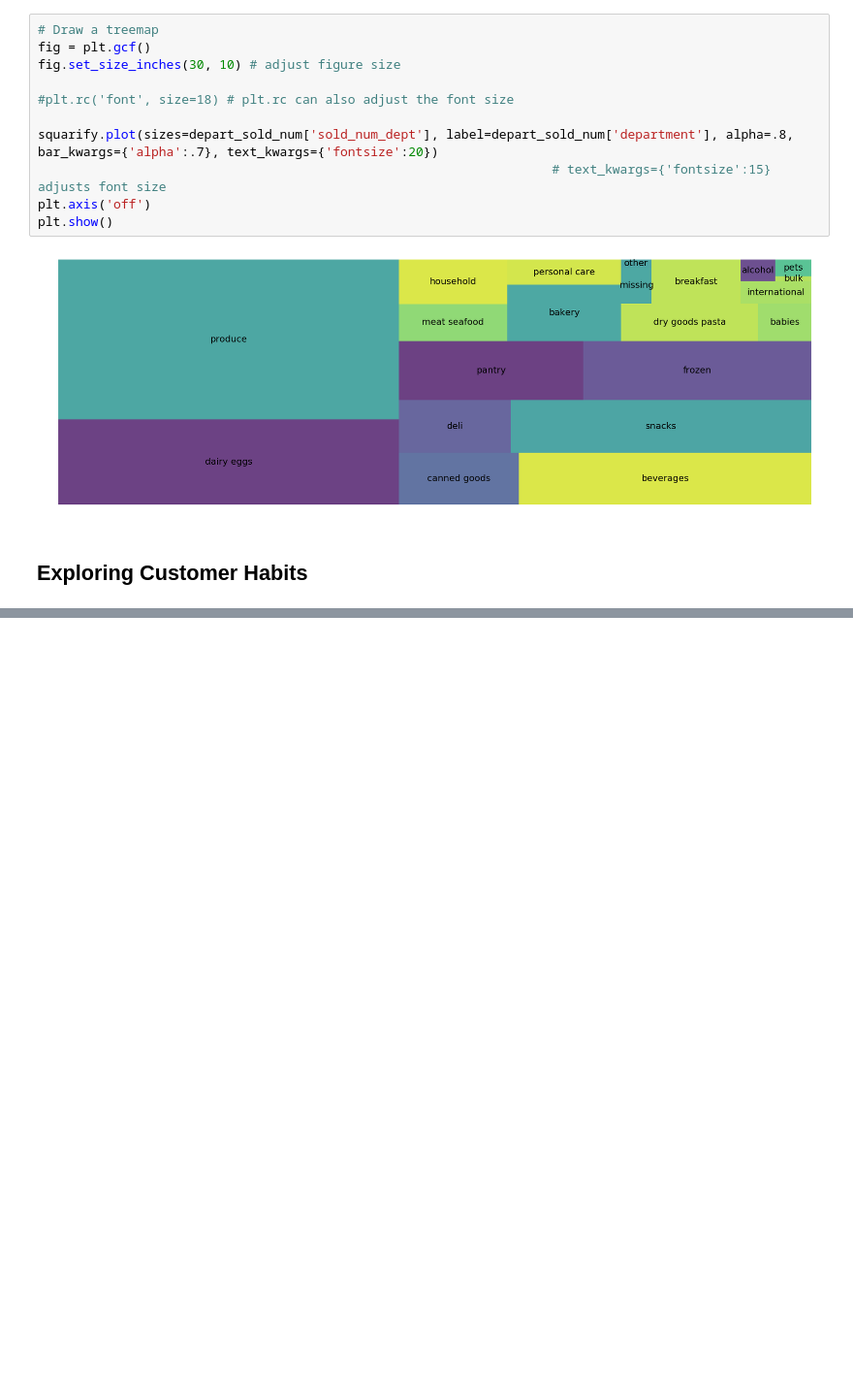
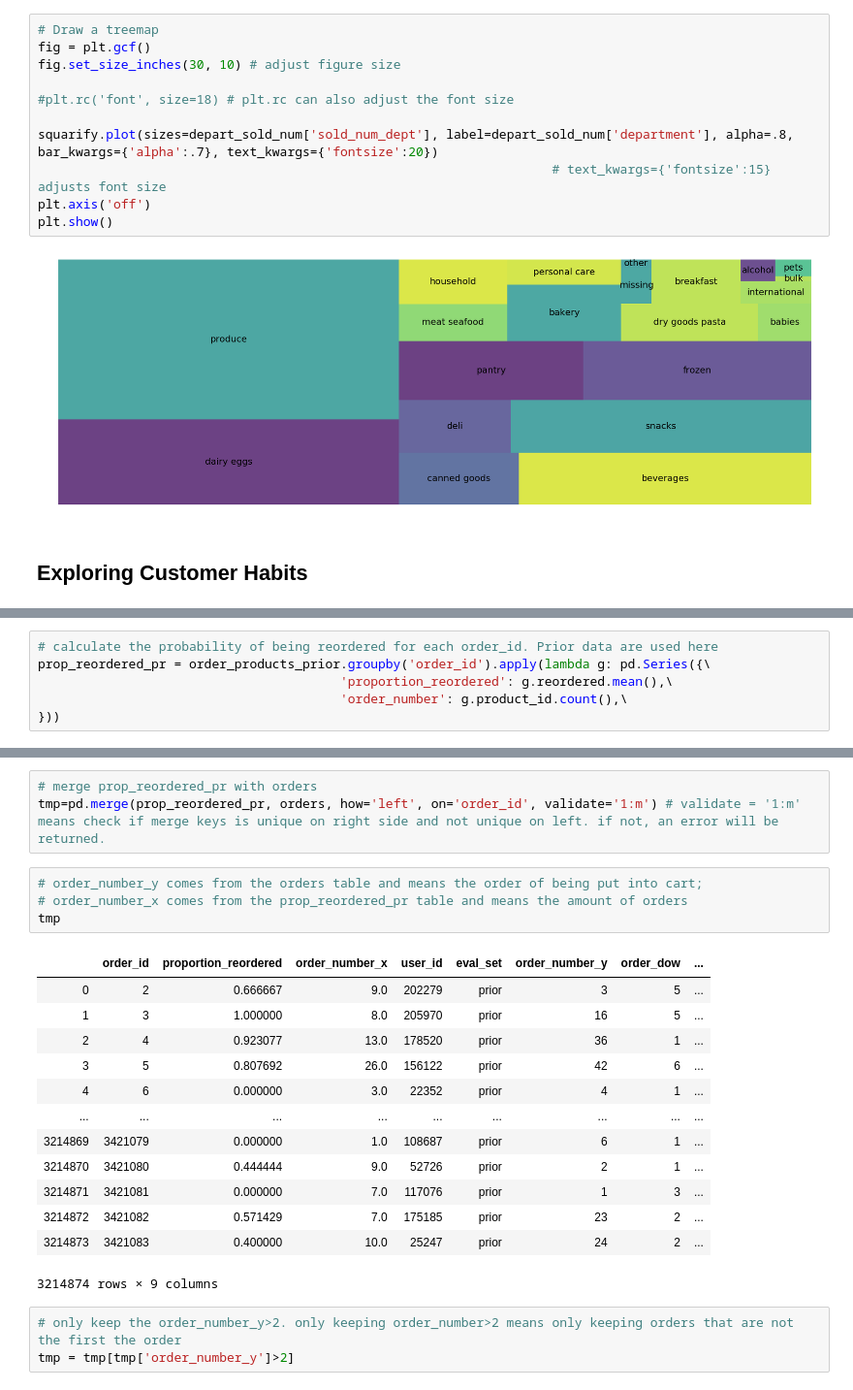
Before and after one commit to RachelPengmkt/Instacart-Market-Basket-Analysis-Exploratory-Analysis-Kaggle, a Jupyter notebook: Instacart-Market-Basket-Analysis-Exploratory-Analysis-Kaggle.ipynb, the cells around one changed output, grey strips where cells are left out. Shown at 97% size. Saved outputs shown, nothing was run; the diff lists cells and outputs as text; blank space fills up the shorter version.

```diff
--- a/Instacart-Market-Basket-Analysis-Exploratory-Analysis-Kaggle.ipynb
+++ b/Instacart-Market-Basket-Analysis-Exploratory-Analysis-Kaggle.ipynb
@@ -1153,0 +1172,6 @@ Here i look for customers who just reorder the same products again all the time.
+# %%
+# calculate the probability of being reordered for each order_id. Prior data are used here
+prop_reordered_pr = order_products_prior.groupby('order_id').apply(lambda g: pd.Series({\
+                                        'proportion_reordered': g.reordered.mean(),\
+                                        'order_number': g.product_id.count(),\
+}))
@@ -1153,0 +1211,24 @@ Here i look for customers who just reorder the same products again all the time.
+# %%
+# merge prop_reordered_pr with orders
+tmp=pd.merge(prop_reordered_pr, orders, how='left', on='order_id', validate='1:m') # validate = '1:m' means check if merge keys is unique on right side and not unique on left. if not, an error will be returned.
+# %%
+# order_number_y comes from the orders table and means the order of being put into cart;
+# order_number_x comes from the prop_reordered_pr table and means the amount of orders
+tmp
+# %% [output]
+|  | order_id | proportion_reordered | order_number_x | user_id | eval_set | order_number_y | order_dow | ... |
+| 0 | 2 | 0.666667 | 9.0 | 202279 | prior | 3 | 5 | ... |
+| 1 | 3 | 1.000000 | 8.0 | 205970 | prior | 16 | 5 | ... |
+| 2 | 4 | 0.923077 | 13.0 | 178520 | prior | 36 | 1 | ... |
+| 3 | 5 | 0.807692 | 26.0 | 156122 | prior | 42 | 6 | ... |
+| 4 | 6 | 0.000000 | 3.0 | 22352 | prior | 4 | 1 | ... |
+| ... | ... | ... | ... | ... | ... | ... | ... | ... |
+| 3214869 | 3421079 | 0.000000 | 1.0 | 108687 | prior | 6 | 1 | ... |
+| 3214870 | 3421080 | 0.444444 | 9.0 | 52726 | prior | 2 | 1 | ... |
+| 3214871 | 3421081 | 0.000000 | 7.0 | 117076 | prior | 1 | 3 | ... |
+| 3214872 | 3421082 | 0.571429 | 7.0 | 175185 | prior | 23 | 2 | ... |
+| 3214873 | 3421083 | 0.400000 | 10.0 | 25247 | prior | 24 | 2 | ... |
+3214874 rows × 9 columns
+# %%
+# only keep the order_number_y>2. only keeping order_number>2 means only keeping orders that are not the first the order
+tmp = tmp[tmp['order_number_y']>2]
```
Also changed, not shown: parts of 11 cells of this notebook.
